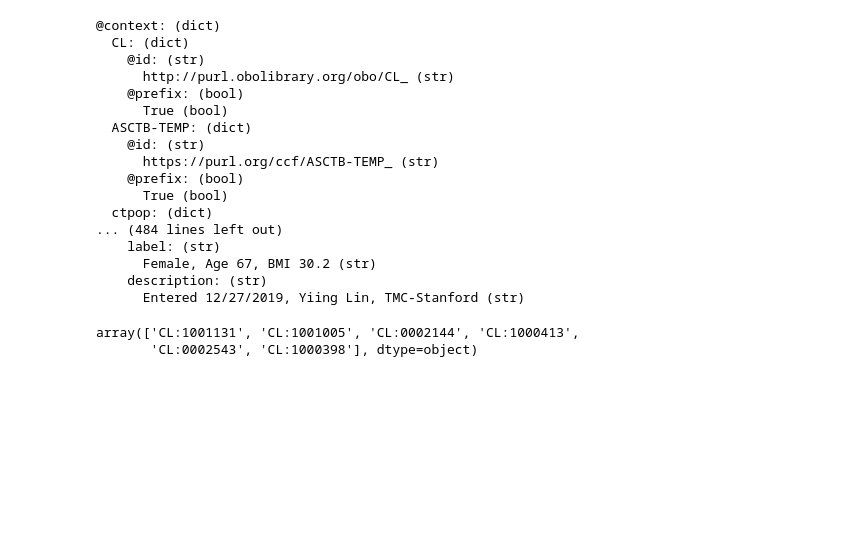
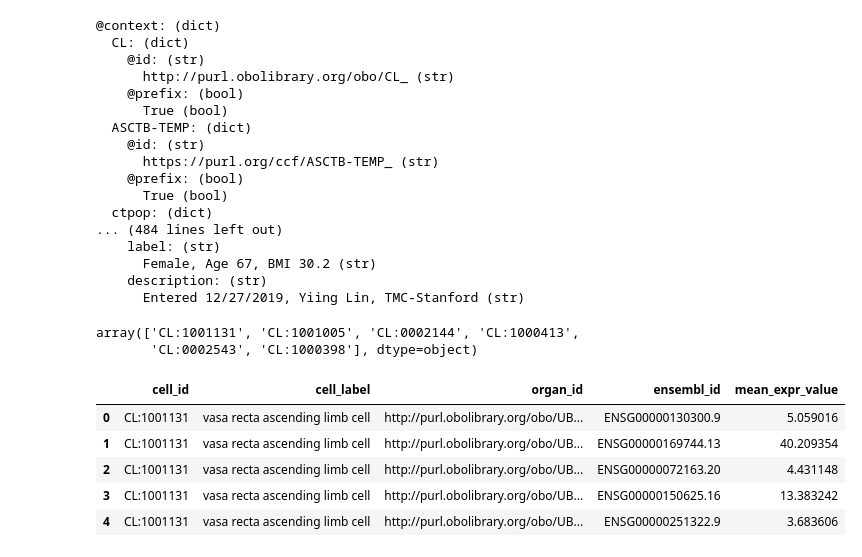
Before and after one commit to cns-iu/hra-ftu-explorer-supporting-information, a Jupyter notebook: FTU-workflow.ipynb, the cells around one changed output. Cells and saved outputs as stored; diff of their text form; code cells hidden in the pictures; blank space fills up the shorter version.

```diff
--- a/FTU-workflow.ipynb
+++ b/FTU-workflow.ipynb
@@ -549,32 +549,37 @@ for (cell_id, organ_id), details in grouped_matches.items():
     })
 
 final_matches_df = pd.DataFrame(final_matches)
 
 # Expanding the dataframe to have each row for each ensembl_id
 expanded_matches = []
 for _, row in final_matches_df.iterrows():
     cell_id = row["cell_id"]
     cell_label = row["cell_label"]
     organ_id = row["organ_id"]
     ensembl_ids = row["ensembl_ids"].split(", ")
     mean_expr_values = row["mean_expr_values"].split(", ")
 
     for ensembl_id, mean_expr_value in zip(ensembl_ids, mean_expr_values):
         try:
             mean_expr_value_float = float(mean_expr_value)
         except ValueError:
             mean_expr_value_float = None  # Handle non-numeric values
         expanded_matches.append({
             "cell_id": cell_id,
             "cell_label": cell_label,
             "organ_id": organ_id,
             "ensembl_id": ensembl_id,
             "mean_expr_value": mean_expr_value_float
         })
 
 expanded_matches_df = pd.DataFrame(expanded_matches)
 
 # Displaying the expanded dataframe
 expanded_matches_df.head()  # Displaying only the first few rows
-
-expanded_matches_df.to_csv('output/gene_information-for-vasculature-CTs.csv')
+# %% [output]
+|  | cell_id | cell_label | organ_id | ensembl_id | mean_expr_value |
+| 0 | CL:1001131 | vasa recta ascending limb cell | http://purl.obolibrary.org/obo/UB... | ENSG00000130300.9 | 5.059016 |
+| 1 | CL:1001131 | vasa recta ascending limb cell | http://purl.obolibrary.org/obo/UB... | ENSG00000169744.13 | 40.209354 |
+| 2 | CL:1001131 | vasa recta ascending limb cell | http://purl.obolibrary.org/obo/UB... | ENSG00000072163.20 | 4.431148 |
+| 3 | CL:1001131 | vasa recta ascending limb cell | http://purl.obolibrary.org/obo/UB... | ENSG00000150625.16 | 13.383242 |
+| 4 | CL:1001131 | vasa recta ascending limb cell | http://purl.obolibrary.org/obo/UB... | ENSG00000251322.9 | 3.683606 |
```
Also changed, not shown: parts of 6 cells of this notebook, 13 other files.
